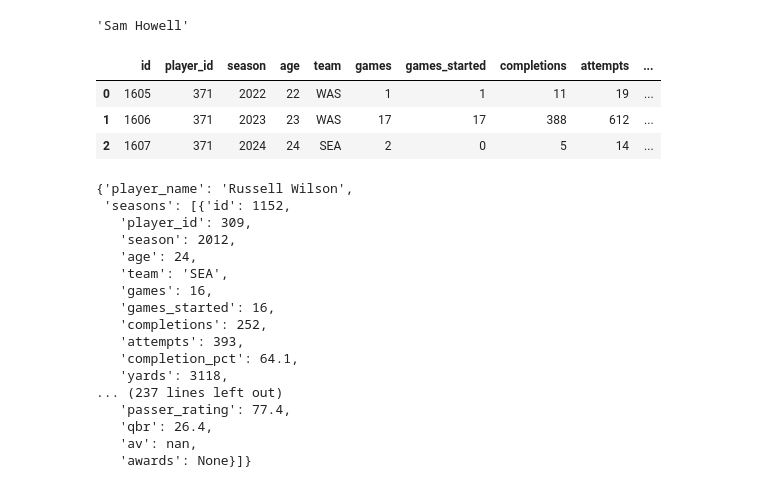
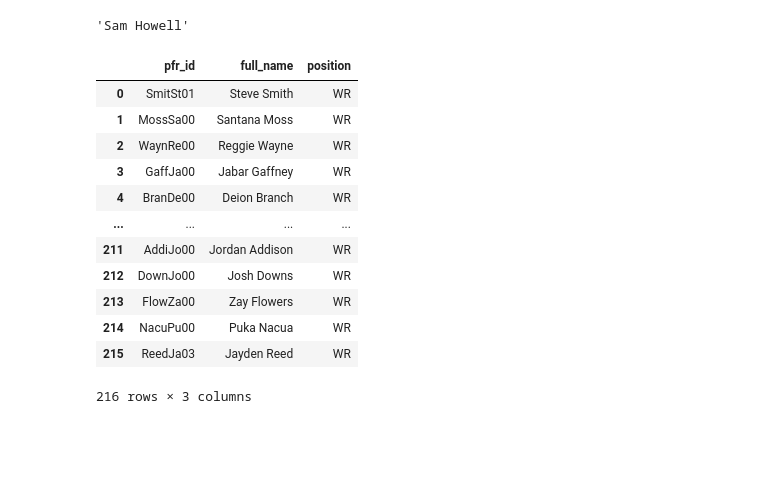
Before and after one commit to pranavrajaram/pfr-guesser, a Jupyter notebook: backend/nflreadpy-test.ipynb, the cells around one changed output. Saved outputs shown, nothing was run; the diff lists cells and outputs as text; code cells hidden in the pictures; blank space fills up the shorter version.

```diff
--- a/backend/nflreadpy-test.ipynb
+++ b/backend/nflreadpy-test.ipynb
@@ -50,6 +50,35 @@ final_qbs[final_qbs["full_name"] == "Philip Rivers"]
 # %% [output]
 |  | pfr_id | full_name | position |
 | 11 | RivePh00 | Philip Rivers | QB |
+# %%
+wrs_since_2010 = full_rosters[full_rosters["position"] == "WR"]
+
+wr_roster_unique = (
+    wrs_since_2010
+    .groupby("gsis_id", as_index=False)
+    .agg({"pfr_id": "first",
+    "full_name": "first",
+    "position": "first"})
+)
+
+wr_stats = all_stats.merge(
+    wr_roster_unique[["pfr_id", "gsis_id"]],
+    left_on="player_id",
+    right_on="gsis_id",
+    how="inner"
+)
+
+wr_totals = (
+    wr_stats
+    .groupby(["player_id", "pfr_id"], as_index=False)["receiving_yards"]
+    .sum()
+)
+
+valid_wr = wr_totals[wr_totals["receiving_yards"] >= 1500]
+
+valid_wrs = valid_wr["pfr_id"].dropna().unique().tolist()
+# %%
+final_wrs = valid_wr.merge(wr_roster_unique, left_on="pfr_id", right_on="pfr_id", how="left").drop(columns=["player_id", "gsis_id", "receiving_yards"])
 # %%
 import requests
 from bs4 import BeautifulSoup
@@ -250,10 +318,3 @@ name, df = get_random_qb_career()
 name
 # %% [output]
 'Sam Howell'
-# %%
-df
-# %% [output]
-|  | id | player_id | season | age | team | games | games_started | completions | attempts | ... |
-| 0 | 1605 | 371 | 2022 | 22 | WAS | 1 | 1 | 11 | 19 | ... |
-| 1 | 1606 | 371 | 2023 | 23 | WAS | 17 | 17 | 388 | 612 | ... |
-| 2 | 1607 | 371 | 2024 | 24 | SEA | 2 | 0 | 5 | 14 | ... |
@@ -267,20 +321,16 @@ def qb_career_to_payload():
-# %%
-qb_career_to_payload()
-# %% [output]
-{'player_name': 'Russell Wilson',
- 'seasons': [{'id': 1152,
-   'player_id': 309,
-   'season': 2012,
-   'age': 24,
-   'team': 'SEA',
-   'games': 16,
-   'games_started': 16,
-   'completions': 252,
-   'attempts': 393,
-   'completion_pct': 64.1,
-   'yards': 3118,
-... (237 lines left out)
-   'passer_rating': 77.4,
-   'qbr': 26.4,
-   'av': nan,
-   'awards': None}]}
+# %%
+final_wrs
+# %% [output]
+|  | pfr_id | full_name | position |
+| 0 | SmitSt01 | Steve Smith | WR |
+| 1 | MossSa00 | Santana Moss | WR |
+| 2 | WaynRe00 | Reggie Wayne | WR |
+| 3 | GaffJa00 | Jabar Gaffney | WR |
+| 4 | BranDe00 | Deion Branch | WR |
+| ... | ... | ... | ... |
+| 211 | AddiJo00 | Jordan Addison | WR |
+| 212 | DownJo00 | Josh Downs | WR |
+| 213 | FlowZa00 | Zay Flowers | WR |
+| 214 | NacuPu00 | Puka Nacua | WR |
+| 215 | ReedJa03 | Jayden Reed | WR |
+216 rows × 3 columns
```
Also changed, not shown: parts of 17 cells of this notebook, 3 other files.
